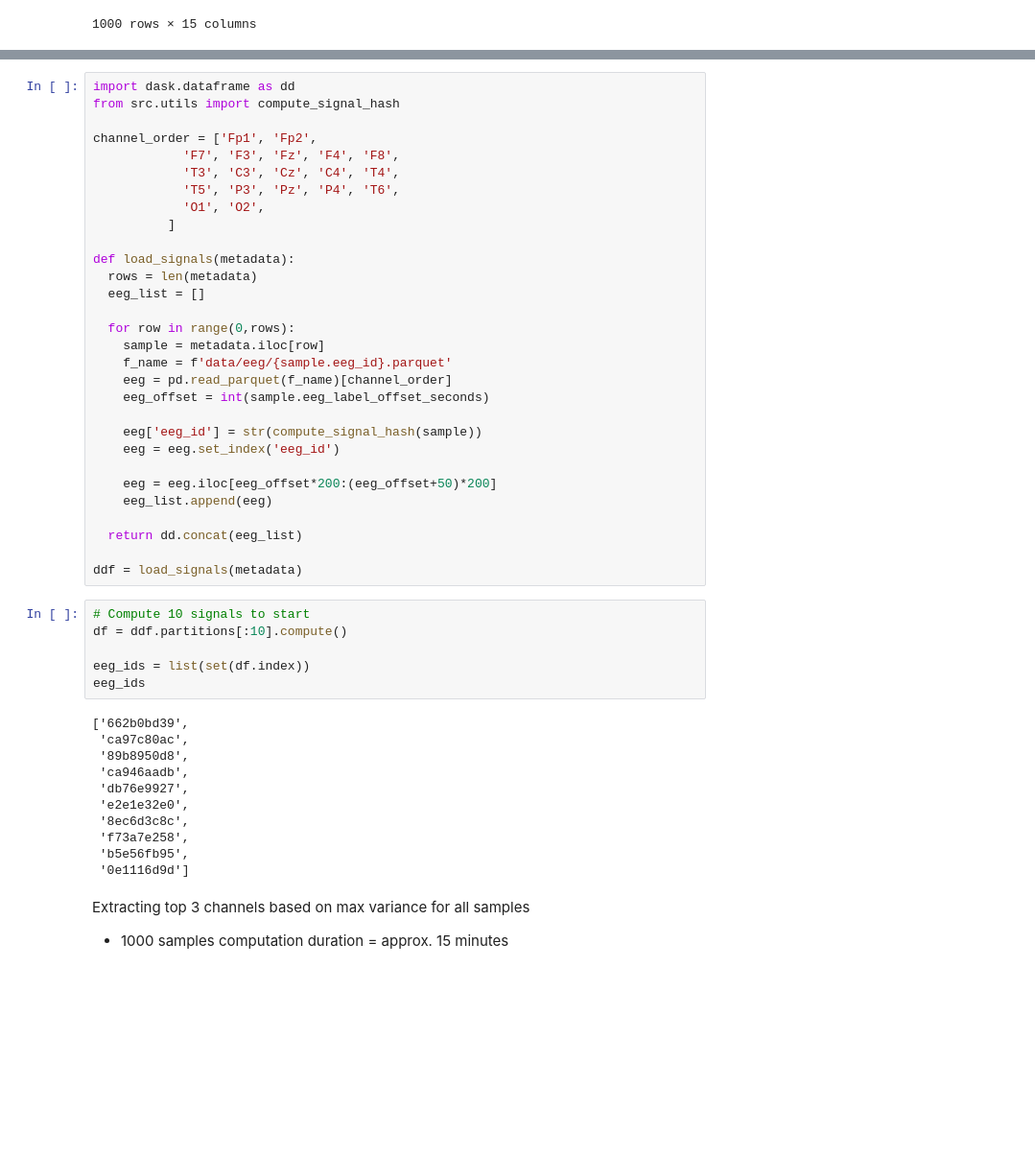
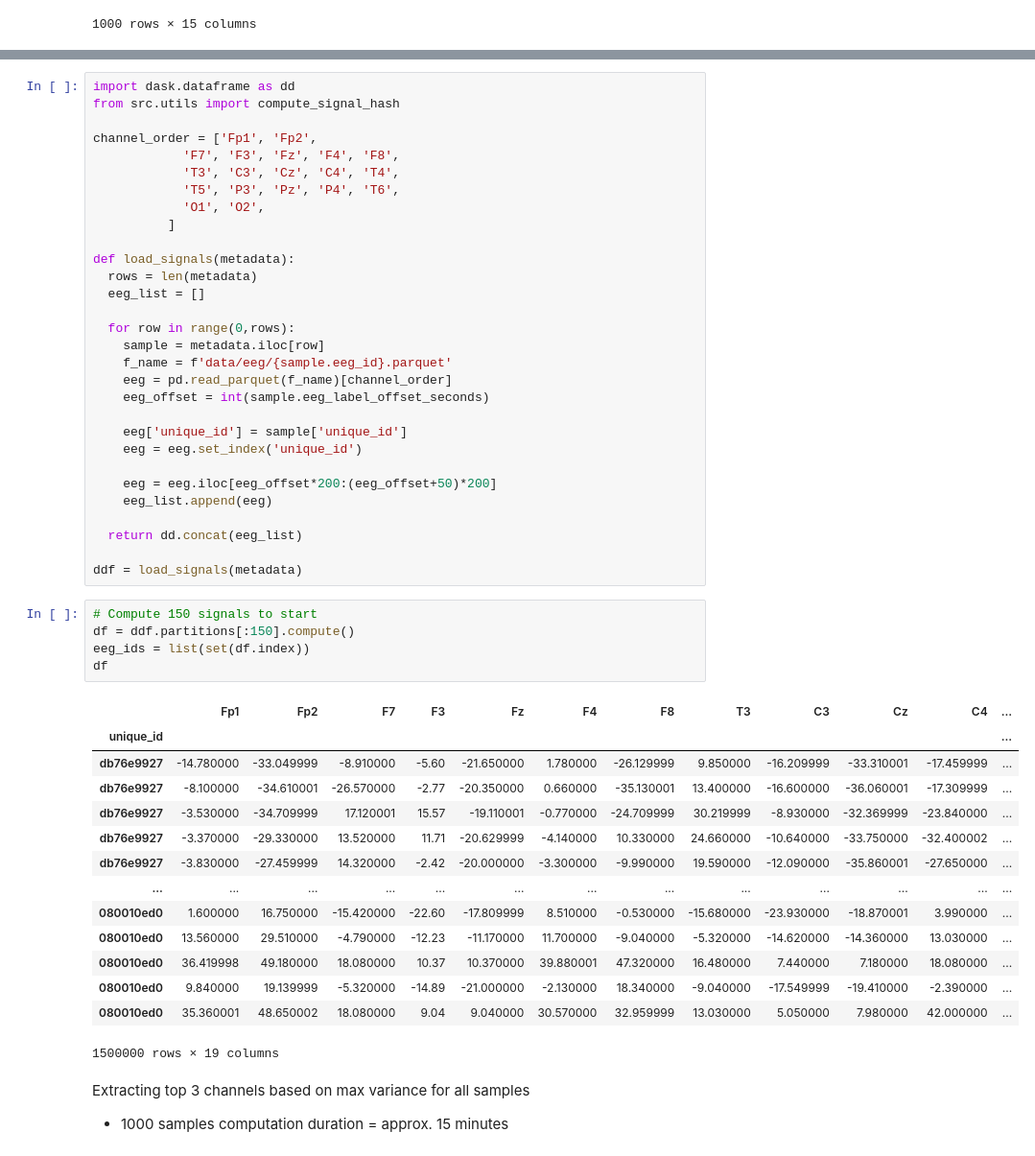
Before and after one commit to sfu-cmpt340/2024_1_project_11, a Jupyter notebook: hms.ipynb, the cells around one changed output, grey strips where cells are left out. Shown at 96% size. Cells and saved outputs as stored; diff of their text form; blank space fills up the shorter version.

```diff
--- a/hms.ipynb
+++ b/hms.ipynb
@@ -68,8 +93,8 @@ def load_signals(metadata):
     eeg = pd.read_parquet(f_name)[channel_order]
     eeg_offset = int(sample.eeg_label_offset_seconds)
 
-    eeg['eeg_id'] = str(compute_signal_hash(sample))
-    eeg = eeg.set_index('eeg_id')
+    eeg['unique_id'] = sample['unique_id']
+    eeg = eeg.set_index('unique_id')
 
     eeg = eeg.iloc[eeg_offset*200:(eeg_offset+50)*200]
     eeg_list.append(eeg)
@@ -78,22 +103,25 @@ def load_signals(metadata):
 
 ddf = load_signals(metadata)
 # %%
-# Compute 10 signals to start
-df = ddf.partitions[:10].compute()
-
+# Compute 150 signals to start
+df = ddf.partitions[:150].compute()
 eeg_ids = list(set(df.index))
-eeg_ids
+df
 # %% [output]
+|  | Fp1 | Fp2 | F7 | F3 | Fz | F4 | F8 | T3 | C3 | Cz | C4 | ... |
+| unique_id |  |  |  |  |  |  |  |  |  |  |  | ... |
+| db76e9927 | -14.780000 | -33.049999 | -8.910000 | -5.60 | -21.650000 | 1.780000 | -26.129999 | 9.850000 | -16.209999 | -33.310001 | -17.459999 | ... |
+| db76e9927 | -8.100000 | -34.610001 | -26.570000 | -2.77 | -20.350000 | 0.660000 | -35.130001 | 13.400000 | -16.600000 | -36.060001 | -17.309999 | ... |
+| db76e9927 | -3.530000 | -34.709999 | 17.120001 | 15.57 | -19.110001 | -0.770000 | -24.709999 | 30.219999 | -8.930000 | -32.369999 | -23.840000 | ... |
+| db76e9927 | -3.370000 | -29.330000 | 13.520000 | 11.71 | -20.629999 | -4.140000 | 10.330000 | 24.660000 | -10.640000 | -33.750000 | -32.400002 | ... |
+| db76e9927 | -3.830000 | -27.459999 | 14.320000 | -2.42 | -20.000000 | -3.300000 | -9.990000 | 19.590000 | -12.090000 | -35.860001 | -27.650000 | ... |
+| ... | ... | ... | ... | ... | ... | ... | ... | ... | ... | ... | ... | ... |
+| 080010ed0 | 1.600000 | 16.750000 | -15.420000 | -22.60 | -17.809999 | 8.510000 | -0.530000 | -15.680000 | -23.930000 | -18.870001 | 3.990000 | ... |
+| 080010ed0 | 13.560000 | 29.510000 | -4.790000 | -12.23 | -11.170000 | 11.700000 | -9.040000 | -5.320000 | -14.620000 | -14.360000 | 13.030000 | ... |
+| 080010ed0 | 36.419998 | 49.180000 | 18.080000 | 10.37 | 10.370000 | 39.880001 | 47.320000 | 16.480000 | 7.440000 | 7.180000 | 18.080000 | ... |
+| 080010ed0 | 9.840000 | 19.139999 | -5.320000 | -14.89 | -21.000000 | -2.130000 | 18.340000 | -9.040000 | -17.549999 | -19.410000 | -2.390000 | ... |
+| 080010ed0 | 35.360001 | 48.650002 | 18.080000 | 9.04 | 9.040000 | 30.570000 | 32.959999 | 13.030000 | 5.050000 | 7.980000 | 42.000000 | ... |
-['662b0bd39',
- 'ca97c80ac',
- '89b8950d8',
- 'ca946aadb',
- 'db76e9927',
- 'e2e1e32e0',
- '8ec6d3c8c',
- 'f73a7e258',
- 'b5e56fb95',
- '0e1116d9d']
+1500000 rows × 19 columns
 # %% [markdown]
 Extracting top 3 channels based on max variance for all samples
 - 1000 samples computation duration = approx. 15 minutes
```
Also changed, not shown: parts of 11 cells of this notebook.
